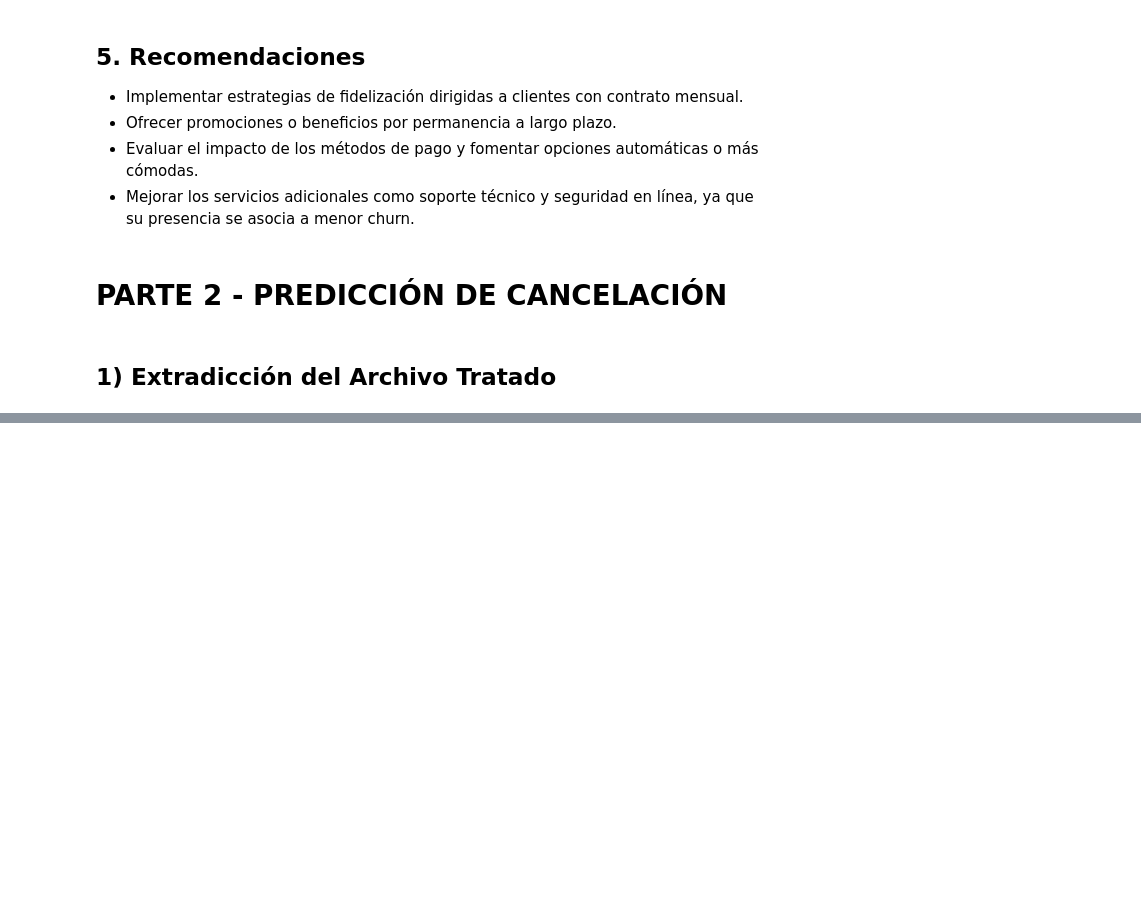
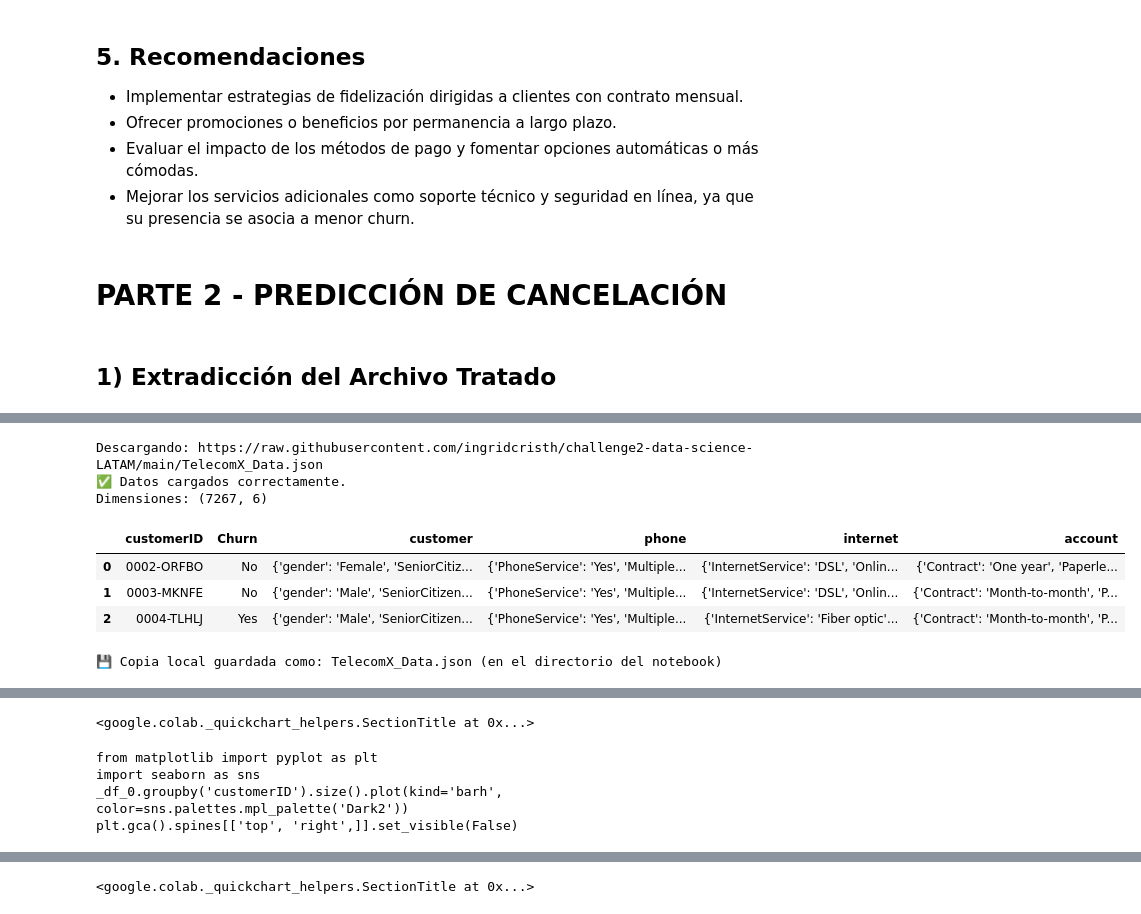
Before and after one commit to CSebasGC/csgc_TelecomX_parte2, a Jupyter notebook: TelecomX_LATAM.ipynb, the cells around one changed output, grey strips where cells are left out. Saved outputs shown, nothing was run; the diff lists cells and outputs as text; code cells hidden in the pictures; blank space fills up the shorter version.

```diff
--- a/TelecomX_LATAM.ipynb
+++ b/TelecomX_LATAM.ipynb
@@ -581,0 +552,73 @@ FileNotFoundError: No encontré el dataset. Verifica ruta/nombre.
+# %%
+# === PARTE 2 — 1) Extracción del Archivo Tratado ============================
+
+import requests, json
+import pandas as pd
+from pandas import json_normalize
+
+# URL cruda del dataset (la original del reto LATAM)
+URL_JSON = "https://raw.githubusercontent.com/ingridcristh/challenge2-data-science-LATAM/main/TelecomX_Data.json"
+
+print("Descargando:", URL_JSON)
+resp = requests.get(URL_JSON, timeout=60)
+
+if resp.status_code != 200:
+    raise RuntimeError(f"Error al descargar. Status: {resp.status_code}")
+
+raw_text = resp.text.strip()
+
+# JSON estándar
+df = None
+try:
+    data_json = resp.json()
+except Exception:
+    data_json = None
+
+if data_json is not None:
+    if isinstance(data_json, list):
+        # Lista de registros
+        if len(data_json) == 0:
+            raise ValueError("El JSON está vacío (lista vacía).")
+        if isinstance(data_json[0], dict):
+            df = pd.DataFrame(data_json)
+        else:
+            # Lista pero no de dicts → normalizamos
+            df = pd.DataFrame({"value": data_json})
+    elif isinstance(data_json, dict):
+        # Diccionario: intentamos encontrar 'data' o aplanar todo
+        if "data" in data_json and isinstance(data_json["data"], list):
+            df = pd.DataFrame(data_json["data"])
+        else:
+            df = json_normalize(data_json)
+
+# NDJSON (una fila JSON por línea)
+if df is None:
+    try:
+        lines = [ln for ln in raw_text.splitlines() if ln.strip()]
+        records = [json.loads(ln) for ln in lines]
+        if len(records) == 0:
+            raise ValueError("NDJSON sin registros útiles.")
+        df = pd.DataFrame(records)
+        print("ℹ️ Interpretado como NDJSON (json por línea).")
+    except Exception as e:
+        raise RuntimeError(
+            "No se pudo interpretar el contenido como JSON estándar ni NDJSON. "
+            f"Detalle: {e}"
+        )
+
+print("Datos cargados correctamente.")
+print("Dimensiones:", df.shape)
+display(df.head(3))
+
+# Guardar copia local para el resto del pipeline
+df.to_json("TelecomX_Data.json", orient="records", force_ascii=False)
+print("💾 Copia local guardada como: TelecomX_Data.json (en el directorio del notebook)")
+# %% [output]
+Descargando: https://raw.githubusercontent.com/ingridcristh/challenge2-data-science-LATAM/main/TelecomX_Data.json
+✅ Datos cargados correctamente.
+Dimensiones: (7267, 6)
+|  | customerID | Churn | customer | phone | internet | account |
+| 0 | 0002-ORFBO | No | {'gender': 'Female', 'SeniorCitiz... | {'PhoneService': 'Yes', 'Multiple... | {'InternetService': 'DSL', 'Onlin... | {'Contract': 'One year', 'Paperle... |
+| 1 | 0003-MKNFE | No | {'gender': 'Male', 'SeniorCitizen... | {'PhoneService': 'Yes', 'Multiple... | {'InternetService': 'DSL', 'Onlin... | {'Contract': 'Month-to-month', 'P... |
+| 2 | 0004-TLHLJ | Yes | {'gender': 'Male', 'SeniorCitizen... | {'PhoneService': 'Yes', 'Multiple... | {'InternetService': 'Fiber optic'... | {'Contract': 'Month-to-month', 'P... |
+💾 Copia local guardada como: TelecomX_Data.json (en el directorio del notebook)
@@ -581,0 +626,5 @@ FileNotFoundError: No encontré el dataset. Verifica ruta/nombre.
+<google.colab._quickchart_helpers.SectionTitle at 0x...>
+from matplotlib import pyplot as plt
+import seaborn as sns
+_df_0.groupby('customerID').size().plot(kind='barh', color=sns.palettes.mpl_palette('Dark2'))
+plt.gca().spines[['top', 'right',]].set_visible(False)
@@ -581,0 +635 @@ FileNotFoundError: No encontré el dataset. Verifica ruta/nombre.
+<google.colab._quickchart_helpers.SectionTitle at 0x...>
```
Also changed, not shown: parts of 2 cells of this notebook.
